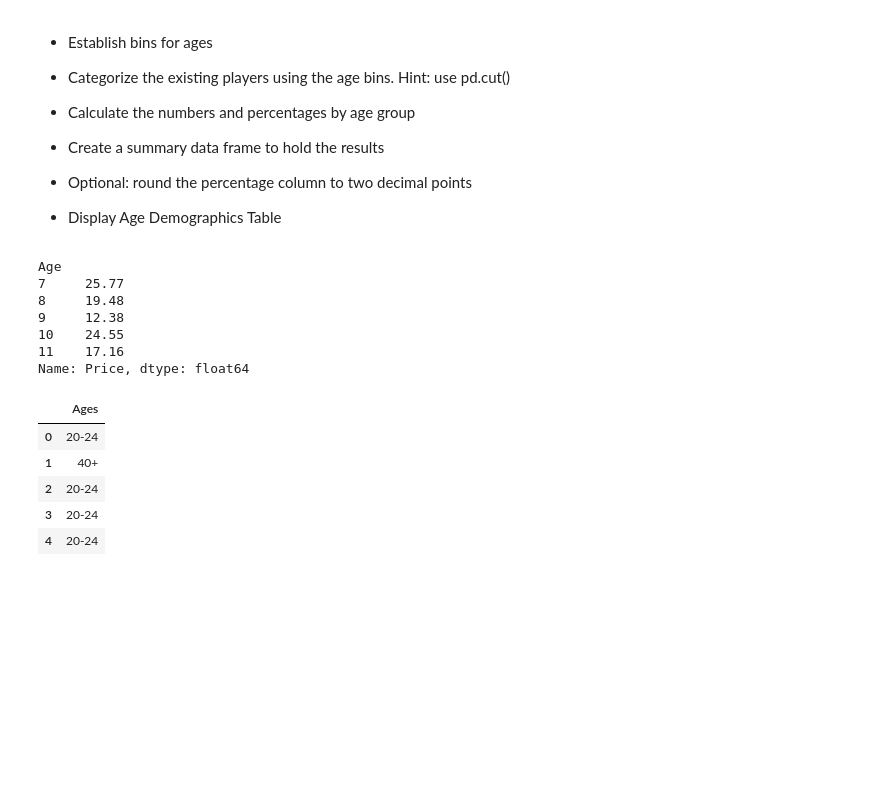
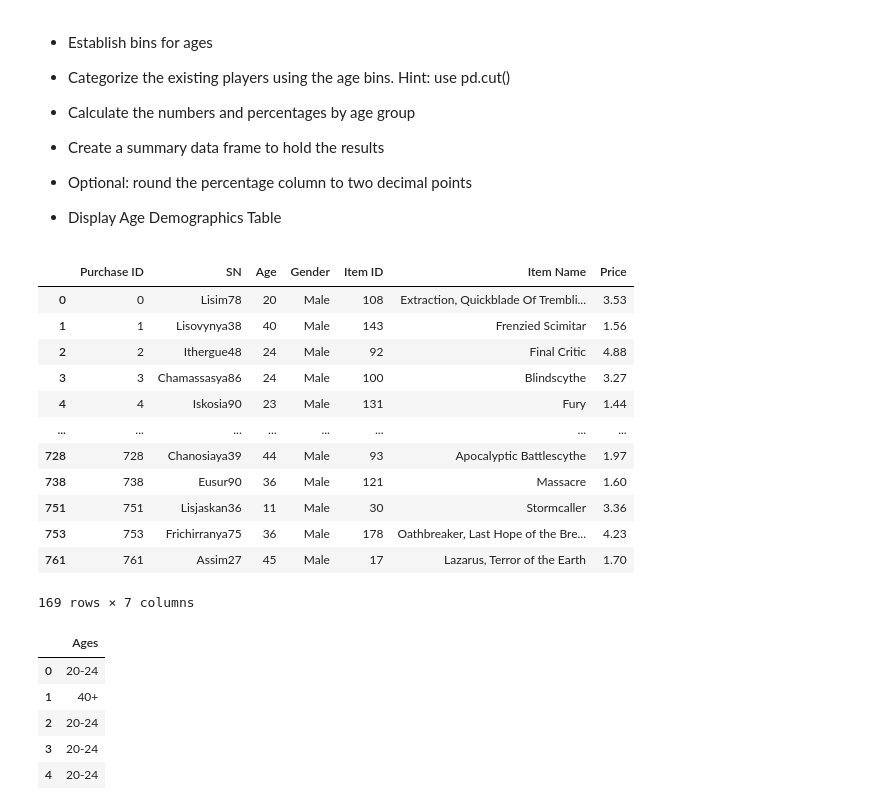
Before and after one commit to lcswsher/pandas_challenge, a Jupyter notebook: Homework_Pandas_Heros_of_Pymoli.ipynb, the cells around one changed output. Drawn from its saved outputs; the diff is of its cells as text; code cells hidden in the pictures; blank space fills up the shorter version.

Commit message:
updates to the purchase analyis section DataFrame

```diff
--- a/Homework_Pandas_Heros_of_Pymoli.ipynb
+++ b/Homework_Pandas_Heros_of_Pymoli.ipynb
@@ -180,16 +180,23 @@ final_pur_analysis_gender
 * Display Age Demographics Table
 # %%
 ages_group_by = GenDemo_df1.groupby(["Age"])
-ages_group_by_purchases = ages_group_by["Price"].sum()
-ages_group_by_purchases.head()
+# ages_group_by_purchases = ages_group_by["Price"].sum()
+# ages_group_by_purchases.head()
+ages_group_by.head()
 # %% [output]
+|  | Purchase ID | SN | Age | Gender | Item ID | Item Name | Price |
+| 0 | 0 | Lisim78 | 20 | Male | 108 | Extraction, Quickblade Of Trembli... | 3.53 |
+| 1 | 1 | Lisovynya38 | 40 | Male | 143 | Frenzied Scimitar | 1.56 |
+| 2 | 2 | Ithergue48 | 24 | Male | 92 | Final Critic | 4.88 |
+| 3 | 3 | Chamassasya86 | 24 | Male | 100 | Blindscythe | 3.27 |
+| 4 | 4 | Iskosia90 | 23 | Male | 131 | Fury | 1.44 |
+| ... | ... | ... | ... | ... | ... | ... | ... |
+| 728 | 728 | Chanosiaya39 | 44 | Male | 93 | Apocalyptic Battlescythe | 1.97 |
+| 738 | 738 | Eusur90 | 36 | Male | 121 | Massacre | 1.60 |
+| 751 | 751 | Lisjaskan36 | 11 | Male | 30 | Stormcaller | 3.36 |
+| 753 | 753 | Frichirranya75 | 36 | Male | 178 | Oathbreaker, Last Hope of the Bre... | 4.23 |
+| 761 | 761 | Assim27 | 45 | Male | 17 | Lazarus, Terror of the Earth | 1.70 |
-Age
-7     25.77
-8     19.48
-9     12.38
-10    24.55
-11    17.16
-Name: Price, dtype: float64
+169 rows × 7 columns
 # %%
 Bin_Age_Numbers = [0, 9, 14, 19, 24, 29, 34, 39, 99]
 Bin_Groups = ["<10", "10-14", "15-19", "20-24", "25-29", "30-34", "35-39", "40+"]
```
Also changed, not shown: parts of 6 cells of this notebook.
